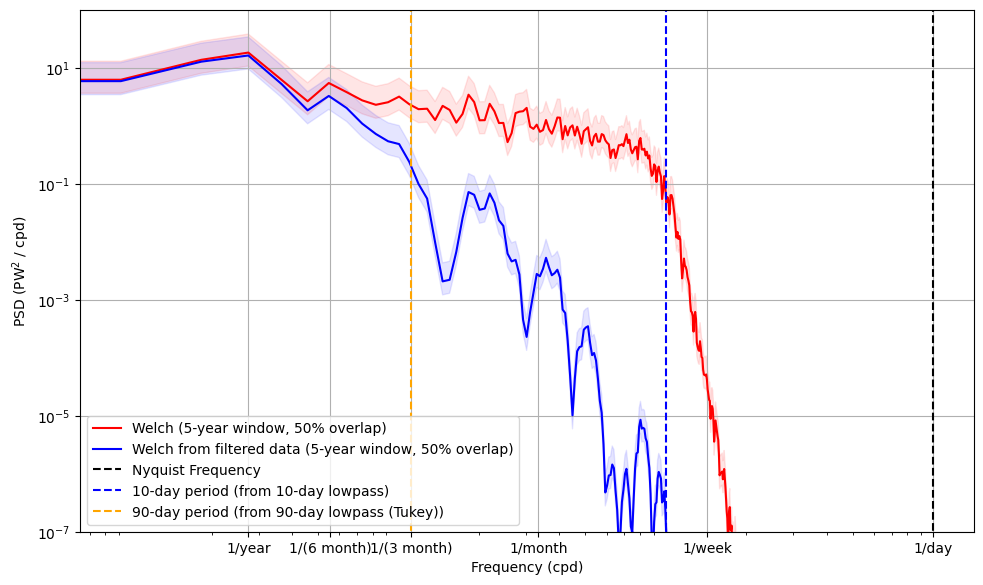
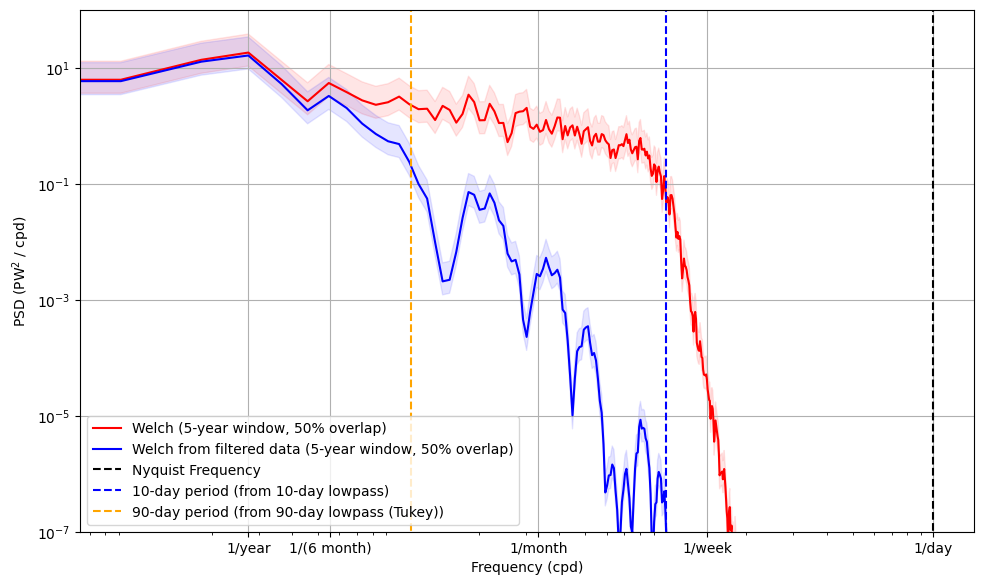
Unified diff of the notebook cell whose output changed from the first chart to the second:
--- before
+++ after
@@ -10,9 +10,11 @@
 plt.ylabel(f"PSD (PW$^2$ / cpd)")
 plt.tight_layout()
-plt.xticks([1,1/7,1/30,1/90,1/180,1/365,1/3650], ["1/day","1/week","1/month","1/(3 month)","1/(6 month)","1/year","1/10 years"])
+plt.xticks([1,1/7,1/30,1/180,1/365,1/3650], ["1/day","1/week","1/month","1/(6 month)","1/year","1/10 years"])
 plt.vlines(1,0,1e5,color = "k", ls = "--", label = "Nyquist Frequency")
 plt.vlines(1/10,0,1e5,color = "blue", ls = "--", label = "10-day period (from 10-day lowpass)")
 plt.vlines(1/90,0,1e5,color = "orange", ls = "--", label = "90-day period (from 90-day lowpass (Tukey))")
+#plt.vlines(1/50,0,1e5,color = "k", ls = "-", label = "90-day period (from 90-day lowpass (Tukey))")
 #plt.vlines(1/(365*3),0,1e5,color = "orange", ls = "--", label = "5-year period (from Welch's method)")
+#plt.vlines(freq2, 1e-5,1e1)
 plt.ylim(1e-7,1e2)
 plt.legend()

Commit: tentative final repo #2